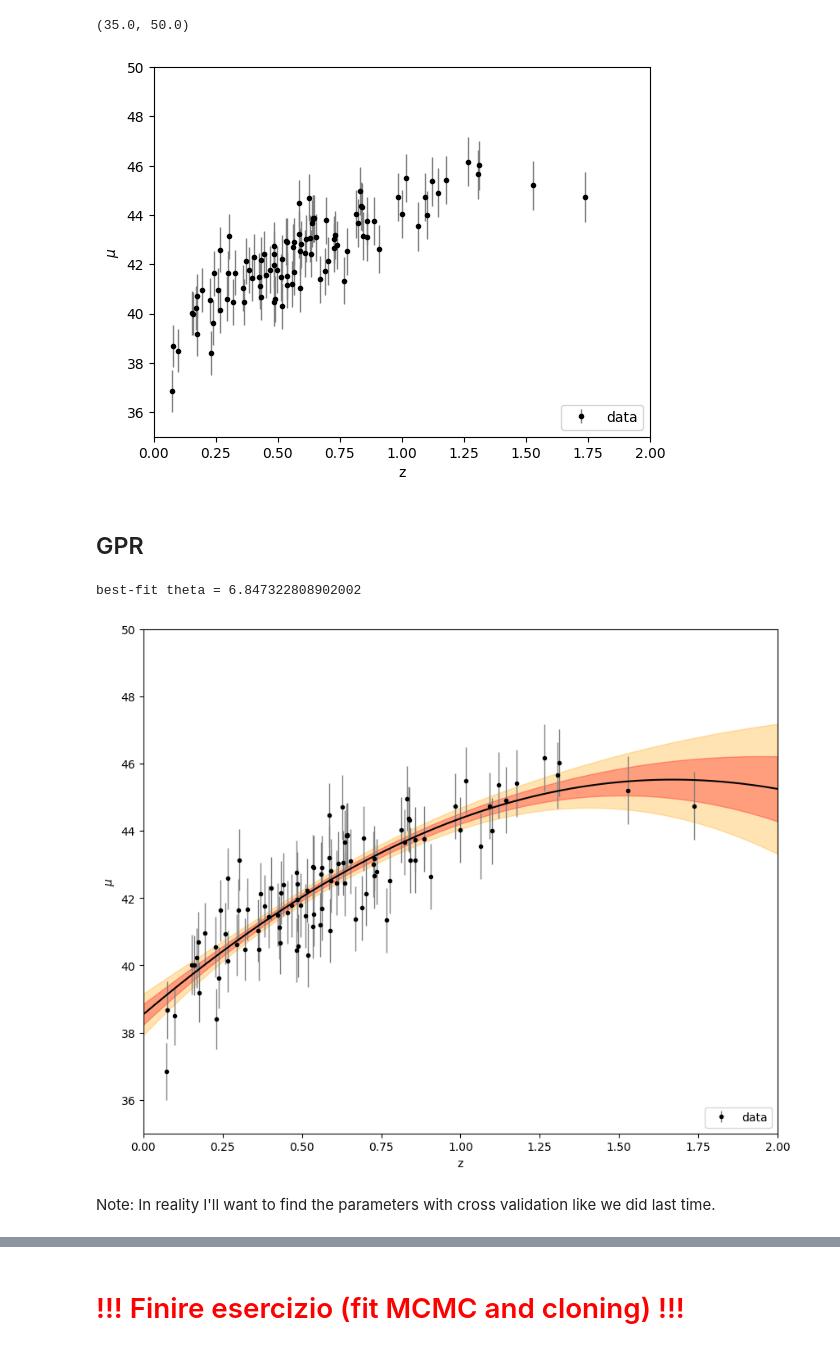
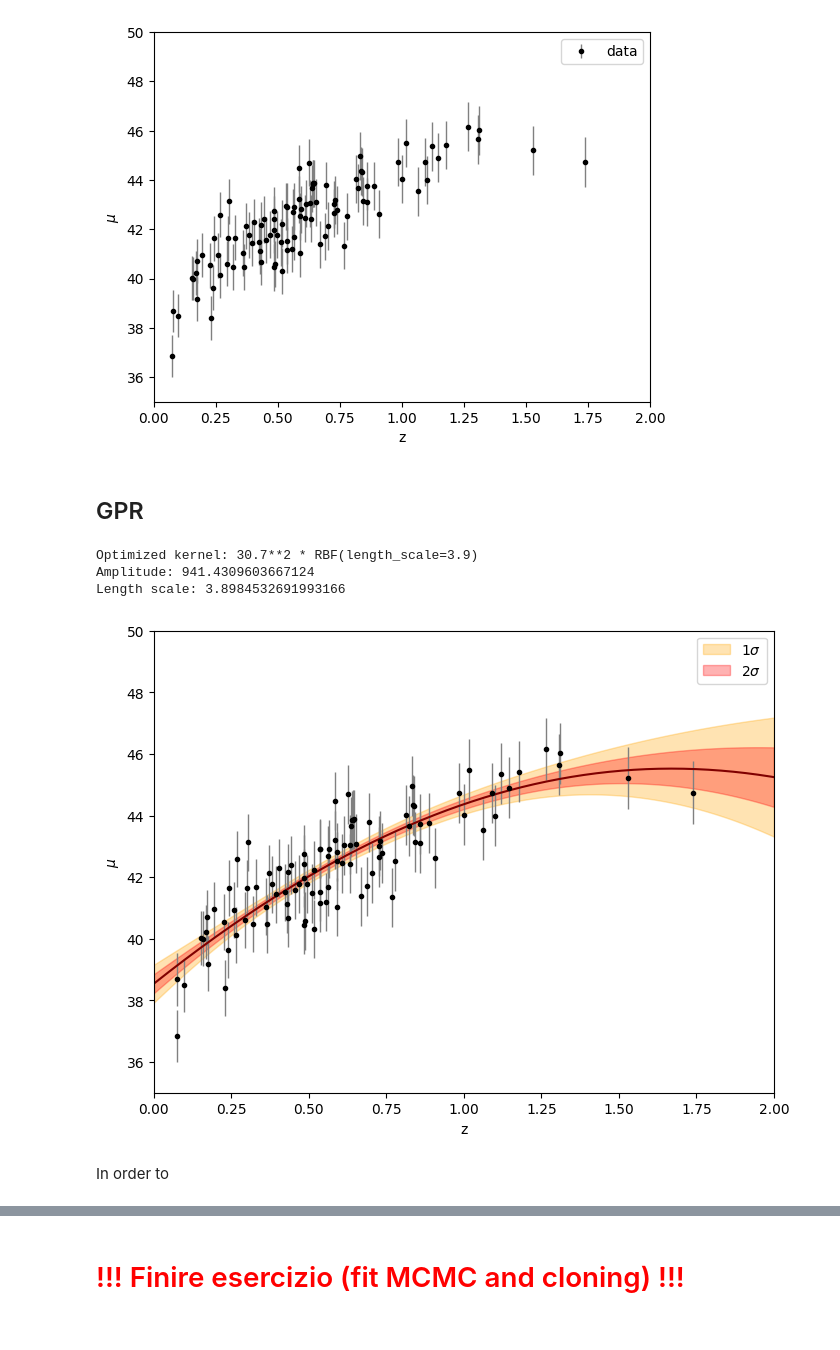
Before and after one commit to GiuliaConti/astrostatistics_bicocca_2024, a Jupyter notebook: working/E16_L18.ipynb, the cells around one changed output, grey strips where cells are left out. Cells and saved outputs as stored; diff of their text form; code cells hidden in the pictures.

```diff
--- a/working/E16_L18.ipynb
+++ b/working/E16_L18.ipynb
@@ -8,13 +11,13 @@ z_sample, mu_sample, dmu = generate_mu_z(100, random_state=1234)
 
 plt.errorbar(z_sample, mu_sample, dmu, fmt='.k', ecolor='gray', lw=1,label='data')
 plt.xlabel("z")
-plt.ylabel("$\mu$")
-plt.legend(loc='lower right')
+plt.ylabel(r"$\mu$")
 plt.xlim(0,2)
 plt.ylim(35,50)
+plt.legend()
+plt.show()
 # %% [output]
-(35.0, 50.0)
-[figure, old version]
+[figure, new version]
 # %%
 x = z_sample[:,np.newaxis]
 y = mu_sample[:,np.newaxis]
@@ -26,31 +27,32 @@ from scipy.optimize import fmin_cobyla
 # %%
-kernel = kernels.ConstantKernel(1.0, (1e-3, 1e3)) * kernels.RBF(10, (1e-2, 1e2))
-gp = GaussianProcessRegressor(kernel=kernel,
-                               alpha=dmu ** 2,
-                               random_state=0)
-gp.fit(x, mu_sample)
+kernel = 1.0 * kernels.RBF(1.0)
+GPR = GaussianProcessRegressor(kernel=kernel, alpha=dmu ** 2, random_state=42)
+GPR.fit(x, y)
 
 x_grid = np.linspace(0, 2, 200)
-f, f_err = gp.predict(x_grid[:,np.newaxis], return_std=True)
+f, f_err = GPR.predict(x_grid[:,np.newaxis], return_std=True)
 
-# we have fit for the `h` parameter: print the result here:
-print("best-fit theta =", gp.kernel_.theta[0])
+print("Optimized kernel:", GPR.kernel_)
+print("Amplitude:", np.exp(GPR.kernel_.theta[0]))      # associated to const kernel (vertical scale of the function)
+print("Length scale:", np.exp(GPR.kernel_.theta[1]))   # associated to RBF kernel (horizontal scale)
 # %% [output]
-best-fit theta = 6.847322808902002
+Optimized kernel: 30.7**2 * RBF(length_scale=3.9)
+Amplitude: 941.4309603667124
+Length scale: 3.8984532691993166
 # %%
-plt.figure(figsize=(10,8))
-plt.errorbar(z_sample, mu_sample, dmu, fmt='.k', ecolor='gray', lw=1,label='data')
-plt.plot(x_grid,f, color='k')
-plt.fill_between(x_grid, f - 2 * f_err, f + 2 * f_err, color='orange', alpha=0.3)
-plt.fill_between(x_grid, f - 1 * f_err, f + 1 * f_err, color='red', alpha=0.3)
+plt.figure(figsize=(8,6))
+plt.errorbar(z_sample, mu_sample, dmu, fmt='.k', ecolor='gray', lw=1)
+plt.plot(x_grid,f, color='maroon')
+plt.fill_between(x_grid, f - 2 * f_err, f + 2 * f_err, color='orange', alpha=0.3, label=r'1$\sigma$')
+plt.fill_between(x_grid, f - 1 * f_err, f + 1 * f_err, color='red', alpha=0.3, label=r'2$\sigma$')
 
 plt.xlabel("z")
-plt.ylabel("$\mu$")
-plt.legend(loc='lower right')
+plt.ylabel(r"$\mu$")
 plt.xlim(0,2)
 plt.ylim(35,50)
+plt.legend(loc='best')
 plt.show()
 # %% [output]
-[figure, old version]
+[figure, new version]
 # %% [markdown]
-Note: In reality I'll want to find the parameters with cross validation like we did last time.
+In order to
```
Also changed, not shown: parts of 5 cells of this notebook.
